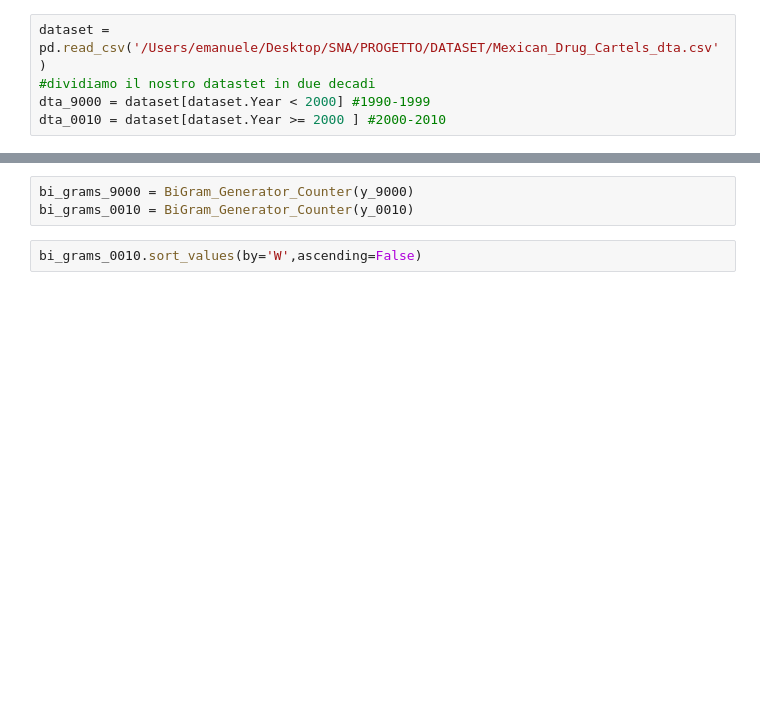
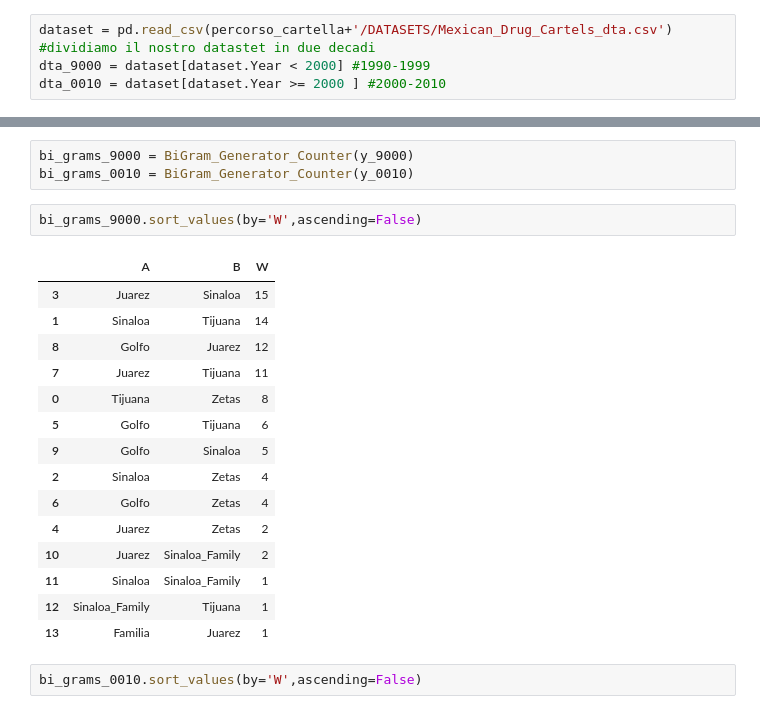
Before and after one commit to emacarta/Mexico-Drug-Traffic-Activities, a Jupyter notebook: Mexican_Drug_Cartell_Analysis.ipynb, the cells around one changed output, grey strips where cells are left out. Drawn from its saved outputs; the diff is of its cells as text; blank space fills up the shorter version.

```diff
--- a/Mexican_Drug_Cartell_Analysis.ipynb
+++ b/Mexican_Drug_Cartell_Analysis.ipynb
@@ -42,5 +23,5 @@ shutil.move(source, destination)
 # %%
-dataset = pd.read_csv('/Users/emanuele/Desktop/SNA/PROGETTO/DATASET/Mexican_Drug_Cartels_dta.csv')
+dataset = pd.read_csv(percorso_cartella+'/DATASETS/Mexican_Drug_Cartels_dta.csv')
 #dividiamo il nostro datastet in due decadi
 dta_9000 = dataset[dataset.Year < 2000] #1990-1999
 dta_0010 = dataset[dataset.Year >= 2000 ] #2000-2010
@@ -1231,6 +1247,24 @@ y_0010 = pd.concat([y_2000,y_2001,y_2002,y_2003,y_2004,y_2005,y_2006,y_2007,y_20
 # %%
 bi_grams_9000 = BiGram_Generator_Counter(y_9000)
 bi_grams_0010 = BiGram_Generator_Counter(y_0010)
+# %%
+bi_grams_9000.sort_values(by='W',ascending=False)
+# %% [output]
+|  | A | B | W |
+| 3 | Juarez | Sinaloa | 15 |
+| 1 | Sinaloa | Tijuana | 14 |
+| 8 | Golfo | Juarez | 12 |
+| 7 | Juarez | Tijuana | 11 |
+| 0 | Tijuana | Zetas | 8 |
+| 5 | Golfo | Tijuana | 6 |
+| 9 | Golfo | Sinaloa | 5 |
+| 2 | Sinaloa | Zetas | 4 |
+| 6 | Golfo | Zetas | 4 |
+| 4 | Juarez | Zetas | 2 |
+| 10 | Juarez | Sinaloa_Family | 2 |
+| 11 | Sinaloa | Sinaloa_Family | 1 |
+| 12 | Sinaloa_Family | Tijuana | 1 |
+| 13 | Familia | Juarez | 1 |
 # %%
 bi_grams_0010.sort_values(by='W',ascending=False)
 # %% [output]
```
Also changed, not shown: parts of 19 cells of this notebook.
